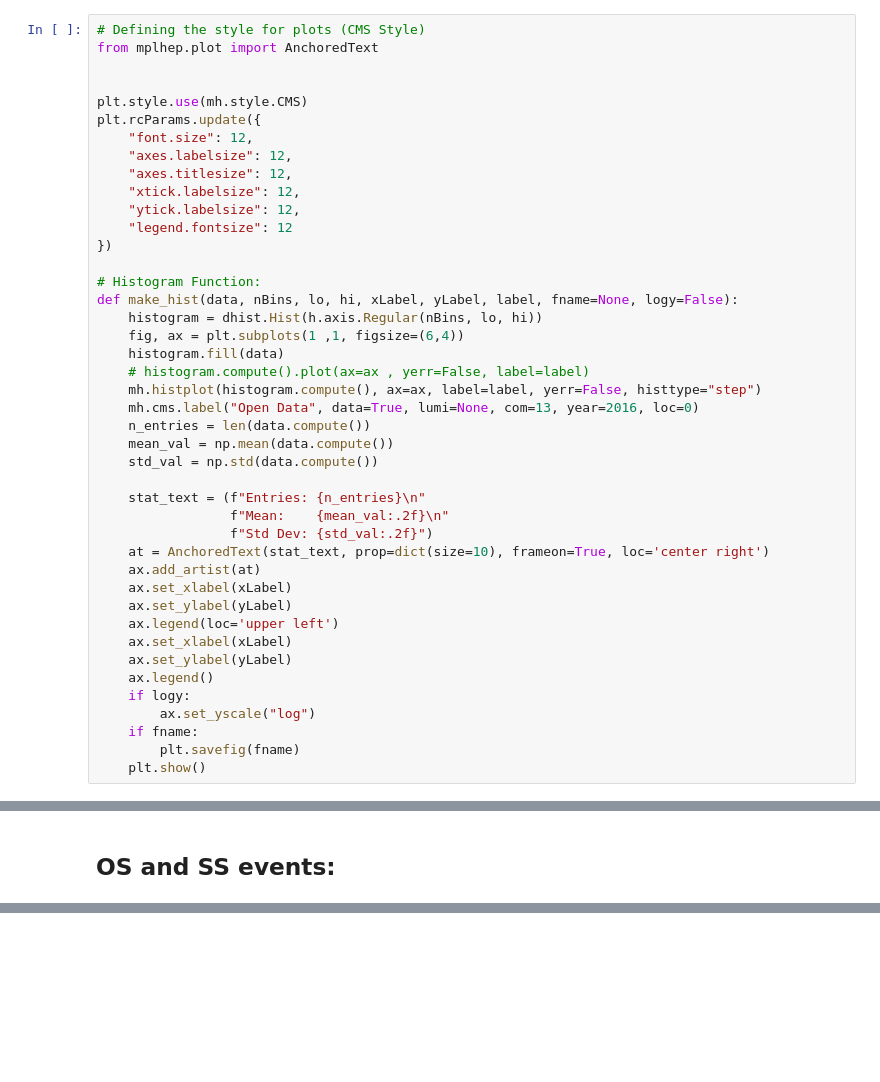
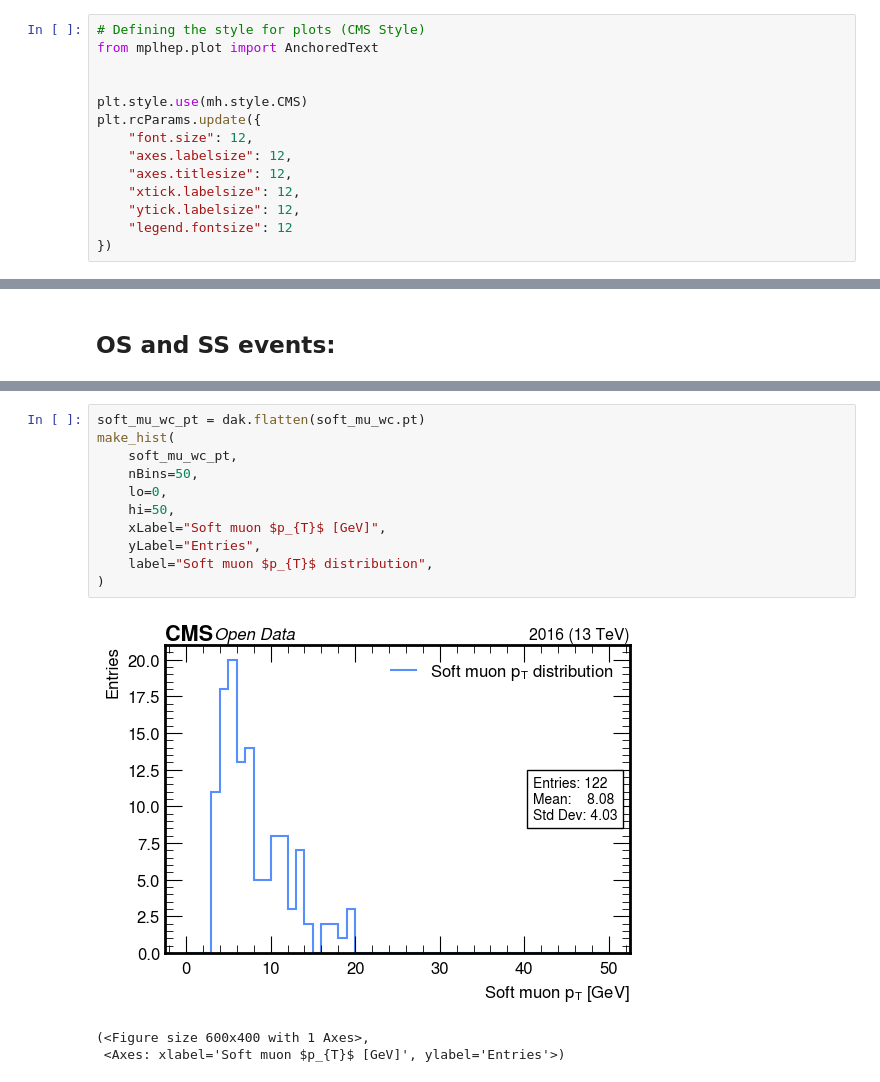
Before and after one commit to xondikoi03/charmTaggingAnalysis, a Jupyter notebook: Coffea/notebooks/WcAnalysis.ipynb, the cells around one changed output, grey strips where cells are left out. Saved outputs shown, nothing was run; the diff lists cells and outputs as text; blank space fills up the shorter version.

```diff
--- a/Coffea/notebooks/WcAnalysis.ipynb
+++ b/Coffea/notebooks/WcAnalysis.ipynb
@@ -40,32 +40,3 @@ plt.rcParams.update({
     "ytick.labelsize": 12,
     "legend.fontsize": 12
 })
-
-# Histogram Function:
-def make_hist(data, nBins, lo, hi, xLabel, yLabel, label, fname=None, logy=False):
-    histogram = dhist.Hist(h.axis.Regular(nBins, lo, hi))
-    fig, ax = plt.subplots(1 ,1, figsize=(6,4))
-    histogram.fill(data)
-    # histogram.compute().plot(ax=ax , yerr=False, label=label)
-    mh.histplot(histogram.compute(), ax=ax, label=label, yerr=False, histtype="step")
-    mh.cms.label("Open Data", data=True, lumi=None, com=13, year=2016, loc=0)
-    n_entries = len(data.compute())
-    mean_val = np.mean(data.compute())
-    std_val = np.std(data.compute())
-
-    stat_text = (f"Entries: {n_entries}\n"
-                 f"Mean:    {mean_val:.2f}\n"
-                 f"Std Dev: {std_val:.2f}")
-    at = AnchoredText(stat_text, prop=dict(size=10), frameon=True, loc='center right')
-    ax.add_artist(at)
-    ax.set_xlabel(xLabel)
-    ax.set_ylabel(yLabel)
-    ax.legend(loc='upper left')
-    ax.set_xlabel(xLabel)
-    ax.set_ylabel(yLabel)
-    ax.legend()
-    if logy:
-        ax.set_yscale("log")
-    if fname:
-        plt.savefig(fname)
-    plt.show()
@@ -340,0 +337,15 @@ plt.show()
+# %%
+soft_mu_wc_pt = dak.flatten(soft_mu_wc.pt)
+make_hist(
+    soft_mu_wc_pt,
+    nBins=50,
+    lo=0,
+    hi=50,
+    xLabel="Soft muon $p_{T}$ [GeV]",
+    yLabel="Entries",
+    label="Soft muon $p_{T}$ distribution",
+)
+# %% [output]
+[figure, added]
+(<Figure size 600x400 with 1 Axes>,
+ <Axes: xlabel='Soft muon $p_{T}$ [GeV]', ylabel='Entries'>)
```
Also changed, not shown: parts of 8 cells of this notebook.
